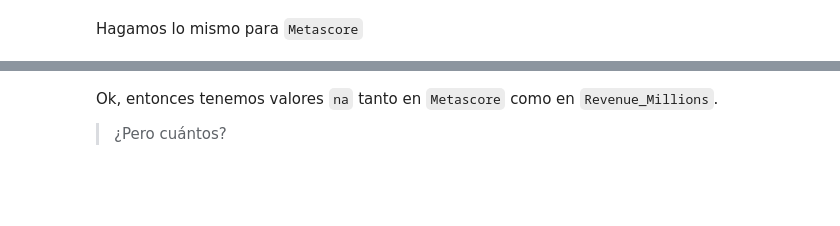
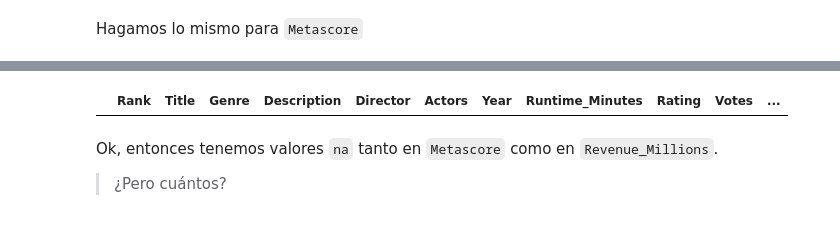
Before and after one commit to auribem03/pandas_primeros_pasos, a Jupyter notebook: 1_primeros_pasos_con_Pandas.ipynb, the cells around one changed output, grey strips where cells are left out. Cells and saved outputs as stored; diff of their text form; code cells hidden in the pictures; blank space fills up the shorter version.

```diff
--- a/1_primeros_pasos_con_Pandas.ipynb
+++ b/1_primeros_pasos_con_Pandas.ipynb
@@ -256,3 +372,7 @@ df.Metascore.isna().any()
+# %%
+df[df.Metascore.isna()]
+# %% [output]
+|  | Rank | Title | Genre | Description | Director | Actors | Year | Runtime_Minutes | Rating | Votes | ... |
 # %% [markdown]
 Ok, entonces tenemos valores `na` tanto en `Metascore` como en `Revenue_Millions`.
 
```
Also changed, not shown: parts of 45 cells of this notebook, 1 other file.
